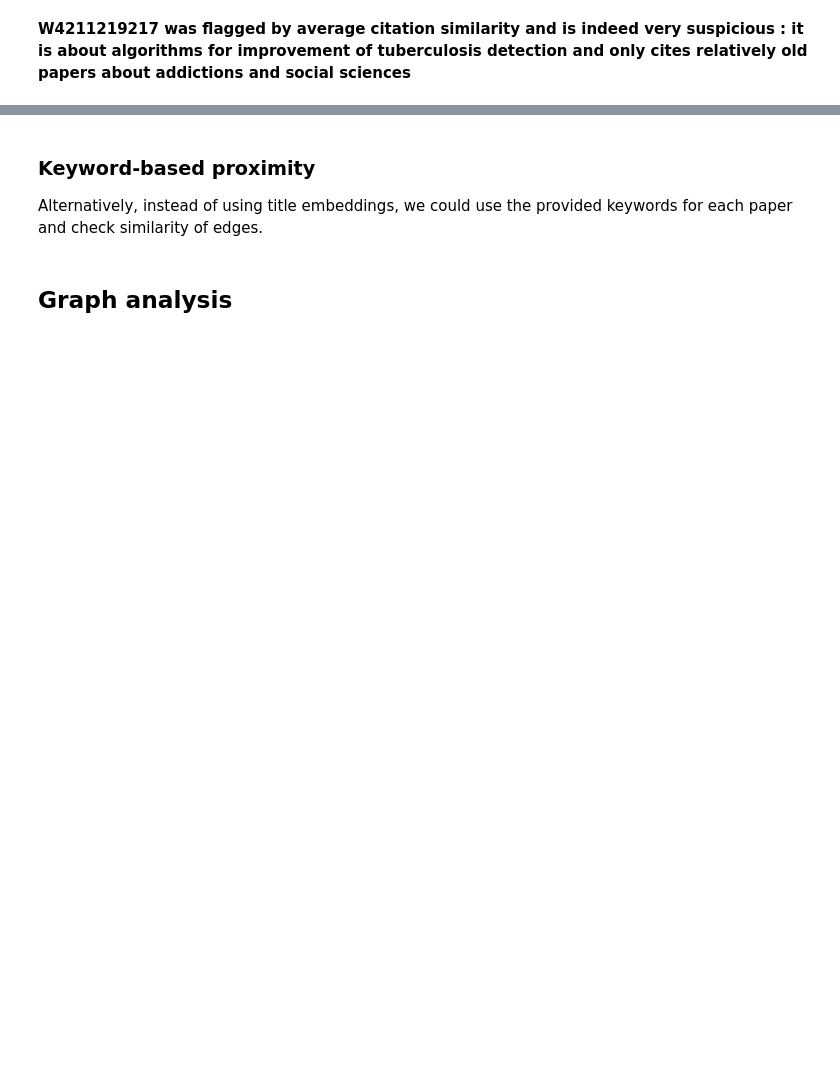
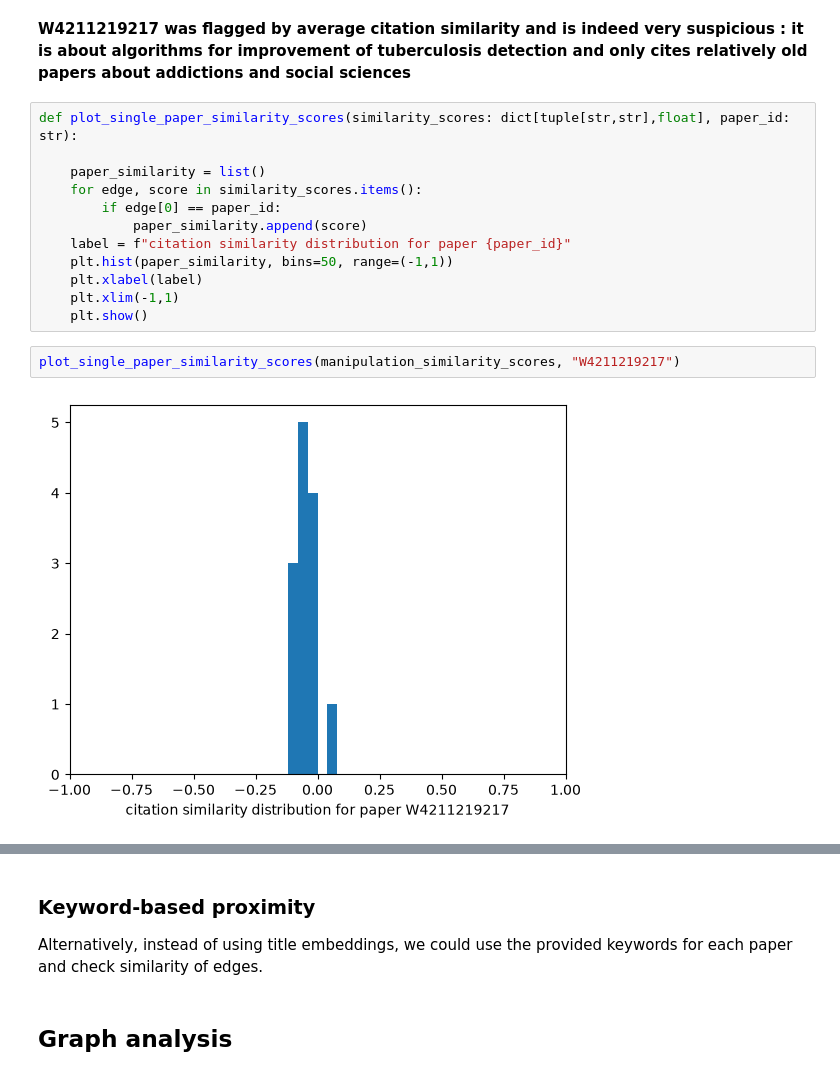
Before and after one commit to frasgp/finalproj, a Jupyter notebook: exploration.ipynb, the cells around one changed output, grey strips where cells are left out. Saved outputs shown, nothing was run; the diff lists cells and outputs as text; blank space fills up the shorter version.

Commit message:
paper flagging by citation similarity distribution

```diff
--- a/exploration.ipynb
+++ b/exploration.ipynb
@@ -682,2 +679,18 @@ Name: avg_citation_similarity, Length: 3485, dtype: float64
 # %% [markdown]
 **W4211219217 was flagged by average citation similarity and is indeed very suspicious : it is about algorithms for improvement of tuberculosis detection and only cites relatively old papers about addictions and social sciences**
+# %%
+def plot_single_paper_similarity_scores(similarity_scores: dict[tuple[str,str],float], paper_id: str):
+
+    paper_similarity = list()
+    for edge, score in similarity_scores.items():
+        if edge[0] == paper_id:
+            paper_similarity.append(score)
+    label = f"citation similarity distribution for paper {paper_id}"
+    plt.hist(paper_similarity, bins=50, range=(-1,1))
+    plt.xlabel(label)
+    plt.xlim(-1,1)
+    plt.show()
+# %%
+plot_single_paper_similarity_scores(manipulation_similarity_scores, "W4211219217")
+# %% [output]
+[figure, added]
```
Also changed, not shown: parts of 6 cells of this notebook.
